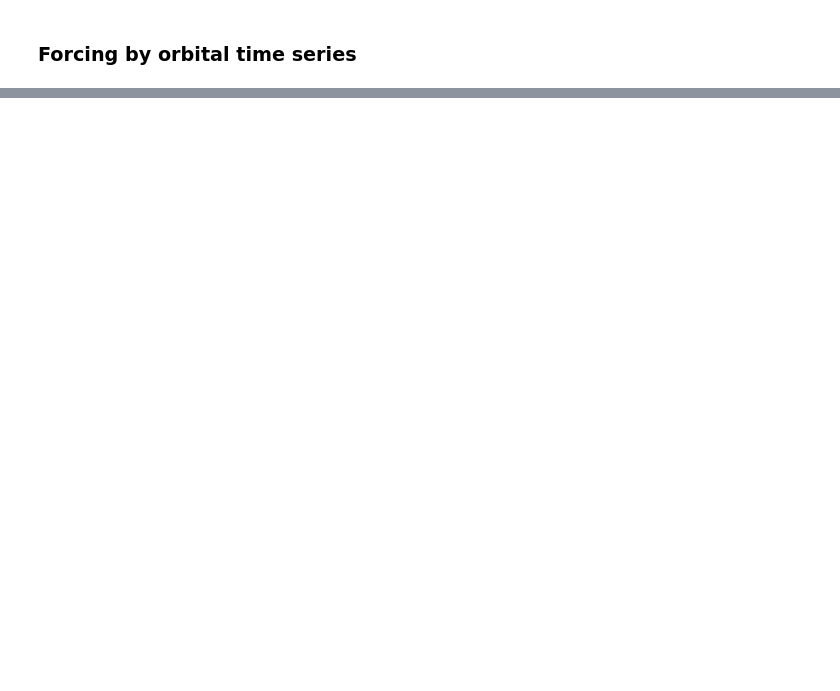
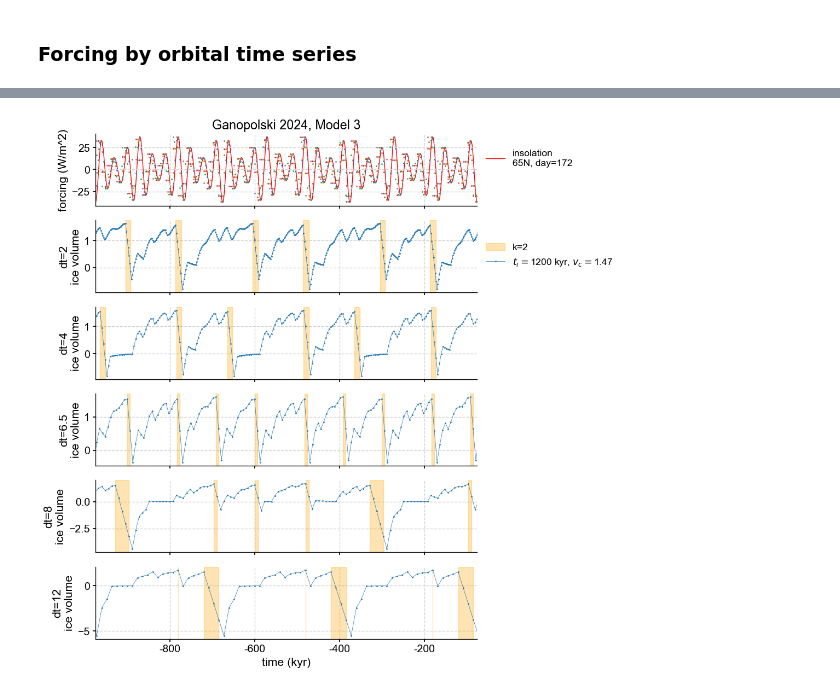
Before and after one commit to LinkedEarth/PaleoBeasts, a Jupyter notebook: notebooks/Ganopolski2024_demo.ipynb, the cells around one changed output, grey strips where cells are left out. Drawn from its saved outputs; the diff is of its cells as text; code cells hidden in the pictures; blank space fills up the shorter version.

```diff
--- a/notebooks/Ganopolski2024_demo.ipynb
+++ b/notebooks/Ganopolski2024_demo.ipynb
@@ -295,0 +318,84 @@ ax[0].legend(loc = 'upper left', bbox_to_anchor=(1,.9))
+# %%
+# Integrate the model for different timesteps
+from collections import defaultdict
+euler_model3_simple_forcing = defaultdict(dict)
+
+integration_t_i = 0 #start time
+lengths  = [1200]
+for dt in delta_ts:
+    for length in lengths:
+        integration_t_f = integration_t_i+length
+        model3_euler = copy(model3)
+        model3_euler.integrate((integration_t_i, integration_t_f), [v_i, k_i], method='euler',kwargs={'dt':dt})
+        model3_euler.time = model3_euler.time -length
+        euler_model3_simple_forcing[dt][length]=model3_euler
+# %%
+time_axis_limits=(-975, -75)
+
+
+model_sol = euler_model3_simple_forcing[delta_ts[0]][max(lengths)]
+t_range = np.arange(min(model_sol.time), max(model_sol.time), .1)
+
+ticks = np.arange(-1000, 5, 200)  # Generate 6 ticks from 800 to 3000
+tick_labels = [str(int(tick)) for tick in ticks]  # Calculate labels 800 to 0
+
+fig, ax = plt.subplots(len(delta_ts)+1, 1, sharex=True, figsize=(9, 12))
+
+# Plot full orbital forcing
+t_range = np.arange(min(model_sol.time), max(model_sol.time), .1)
+smooth_forcing = model_sol.forcing.get_forcing(t_range)
+ax[0].plot(t_range, smooth_forcing, linewidth=1, label='\n'.join(['insolation', '65N, day=172']), color='red', zorder=0)
+
+for ik, dt in enumerate(delta_ts):
+    for ip, length in enumerate(euler_model3_simple_forcing[dt].keys()):
+        model_sol = euler_model3_simple_forcing[dt][length]
+
+        time = model_sol.time#solution.t#['t_arr']
+        k_arr = model_sol.state_variables['k']
+        model_sol_y = model_sol.state_variables['v']#model_sol.solution.y[:,0]
+
+        #DataFrame and sort by 'Time'
+        df = pd.DataFrame({'Time': time, 'k': k_arr}).sort_values('Time')
+        # Filter out data where 'Time' is less than min(t_range)
+        df = df[df['Time'] > min(t_range)]
+        # Identify where 'k' changes and calculate 'start' and 'end'
+        df['start'] = (df['k'] == 2) & (df['k'].shift(1) != 2)
+        df['end'] = (df['k'] == 2) & (df['k'].shift(-1) != 2)
+
+        # Extract intervals
+        intervals = [(start, end) for start, end in zip(df.loc[df['start'], 'Time'], df.loc[df['end'], 'Time'])]
+
+        # Handling case where last interval does not end within the data range
+        if df.iloc[-1]['k'] == 2 and not df.iloc[-1]['end']:
+            intervals.append((df.loc[df['start'], 'Time'].iloc[-1], df.iloc[-1]['Time']))
+
+        model_forcing = model_sol.diagnostic_variables['insolation']
+        # model_sol.forcing.get_forcing(model_sol.time_util(time))
+        label=', '.join([r'$t_i=$'+str(length)+' kyr',r'$v_c=$'+str(model_sol.vc)])
+
+        if len(intervals)>0:
+            for im, interval in enumerate(intervals):
+                if im==0:
+                    if ip==0:
+                        k2label='k=2'
+                else:
+                    k2label=None
+                ax[ik+1].axvspan(interval[0], interval[1], color='orange', alpha=0.3, label=k2label)
+        ax[ik+1].plot(time, model_sol_y, linewidth=.5, marker='o', markersize=1, label=label)
+
+        if ik == 1:
+            ax[ik+1].legend(loc='upper left', bbox_to_anchor=(1,2))
+
+        ax[0].scatter(time[:-1], model_forcing, s=1)#, label='dt={}'.format(dt))
+
+    ax[0].set_ylabel('forcing (W/m^2)')
+    ax[ik+1].set_xticks(ticks)
+    ax[ik+1].set_ylabel('\n'.join(['dt={}'.format(dt),model_sol.variable_name]))
+
+ax[-1].set_xlim(time_axis_limits)
+ax[-1].set_xticklabels(tick_labels)
+ax[-1].set_xlabel('time (kyr)')
+ax[0].set_title('Ganopolski 2024, Model 3')
+ax[0].legend(loc = 'upper left', bbox_to_anchor=(1,.9))
+# plt.savefig('figures/g24_model3_euler_vc1p47.png')
+# %% [output]
@@ -295,0 +403 @@ ax[0].legend(loc = 'upper left', bbox_to_anchor=(1,.9))
+[figure, added]
```
Also changed, not shown: parts of 12 cells of this notebook.
